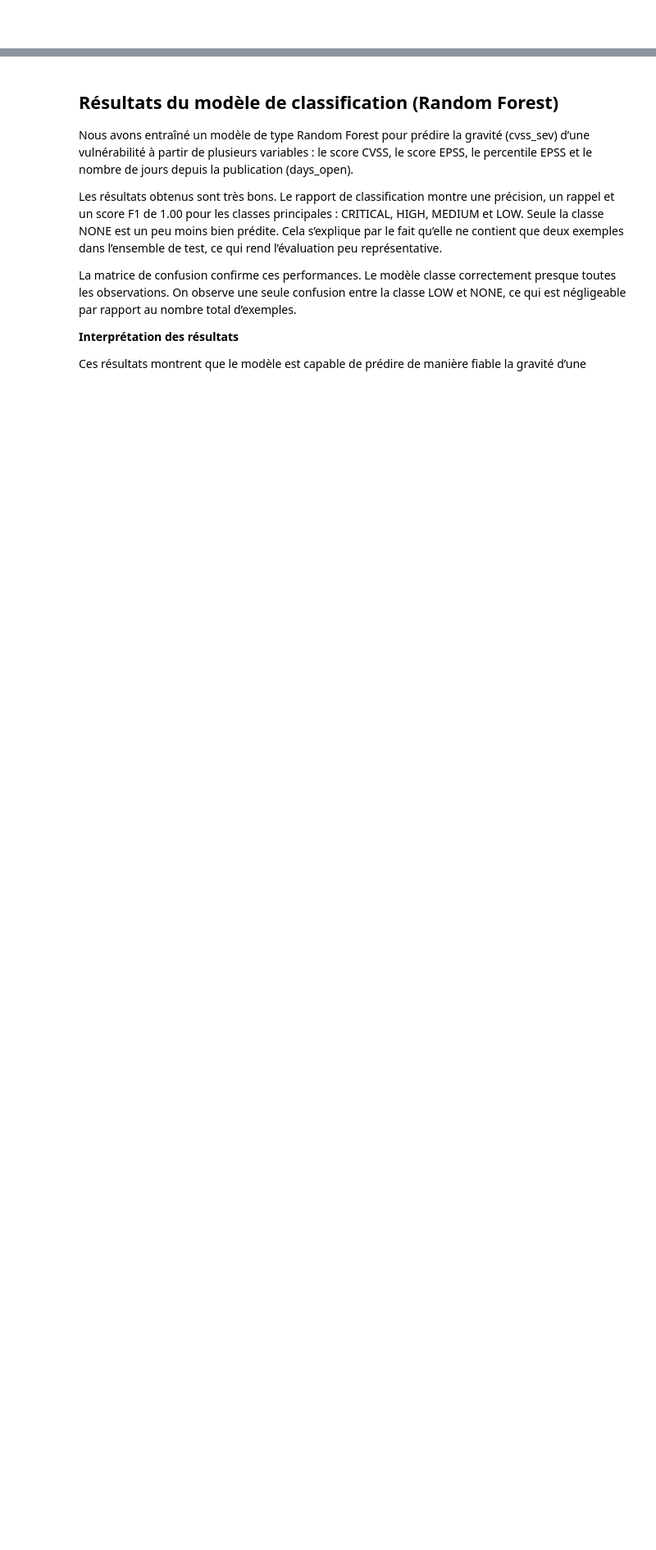
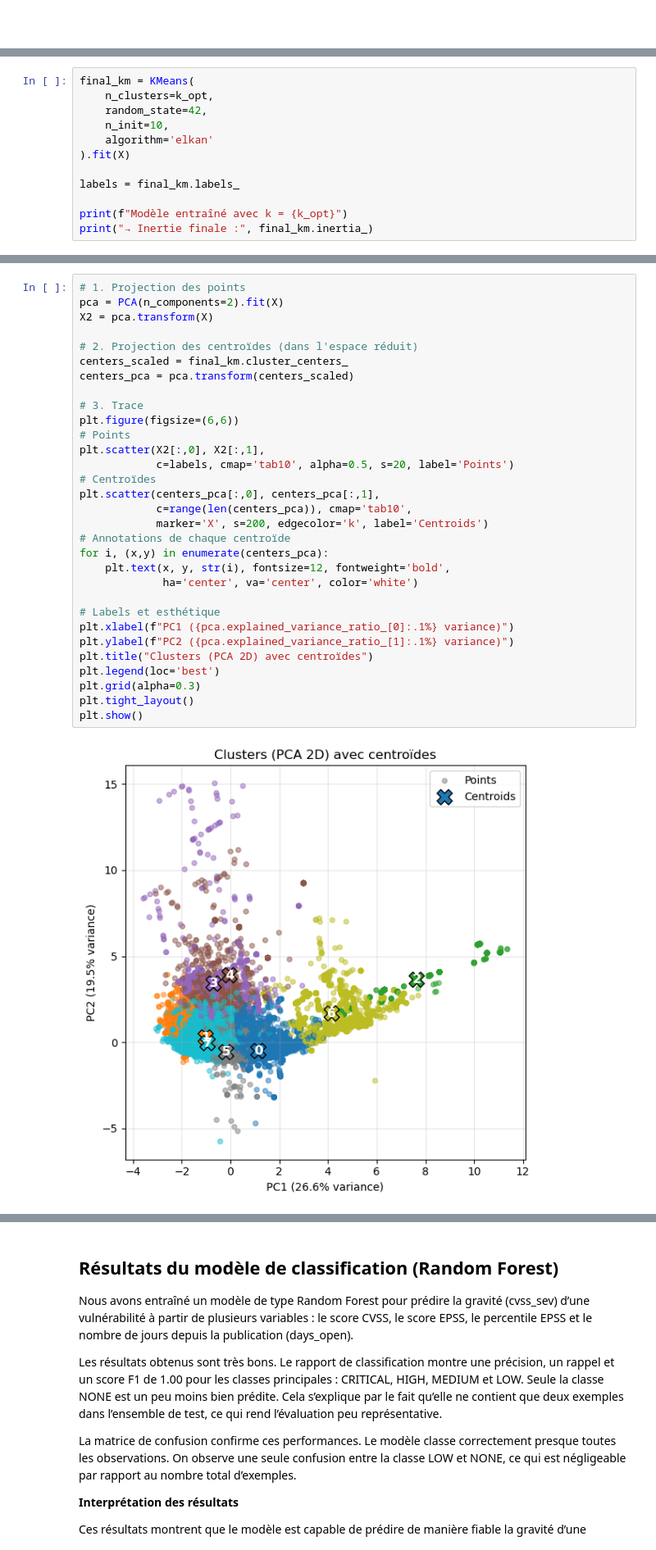
Before and after one commit to DorDNS/AtelierDS_PRJ, a Jupyter notebook: notebooks/analysis.ipynb, the cells around one changed output, grey strips where cells are left out. Shown at 82% size. Saved outputs shown, nothing was run; the diff lists cells and outputs as text; blank space fills up the shorter version.

Commit message:
Ajout KMeans dans notebook

```diff
--- a/notebooks/analysis.ipynb
+++ b/notebooks/analysis.ipynb
@@ -1316,0 +1494,12 @@ Ainsi, prendre en compte le nombre de révisions d'un bulletin peut fournir un o
+# %%
+final_km = KMeans(
+    n_clusters=k_opt,
+    random_state=42,
+    n_init=10,
+    algorithm='elkan'
+).fit(X)
+
+labels = final_km.labels_
+
+print(f"Modèle entraîné avec k = {k_opt}")
+print("→ Inertie finale :", final_km.inertia_)
@@ -1316,0 +1562,33 @@ Ainsi, prendre en compte le nombre de révisions d'un bulletin peut fournir un o
+# %%
+# 1. Projection des points
+pca = PCA(n_components=2).fit(X)
+X2 = pca.transform(X)
+
+# 2. Projection des centroïdes (dans l'espace réduit)
+centers_scaled = final_km.cluster_centers_
+centers_pca = pca.transform(centers_scaled)
+
+# 3. Trace
+plt.figure(figsize=(6,6))
+# Points
+plt.scatter(X2[:,0], X2[:,1],
+            c=labels, cmap='tab10', alpha=0.5, s=20, label='Points')
+# Centroïdes
+plt.scatter(centers_pca[:,0], centers_pca[:,1],
+            c=range(len(centers_pca)), cmap='tab10',
+            marker='X', s=200, edgecolor='k', label='Centroids')
+# Annotations de chaque centroïde
+for i, (x,y) in enumerate(centers_pca):
+    plt.text(x, y, str(i), fontsize=12, fontweight='bold',
+             ha='center', va='center', color='white')
+
+# Labels et esthétique
+plt.xlabel(f"PC1 ({pca.explained_variance_ratio_[0]:.1%} variance)")
+plt.ylabel(f"PC2 ({pca.explained_variance_ratio_[1]:.1%} variance)")
+plt.title("Clusters (PCA 2D) avec centroïdes")
+plt.legend(loc='best')
+plt.grid(alpha=0.3)
+plt.tight_layout()
+plt.show()
+# %% [output]
+[figure, added]
```
Also changed, not shown: parts of 21 cells of this notebook, 1 other file.
